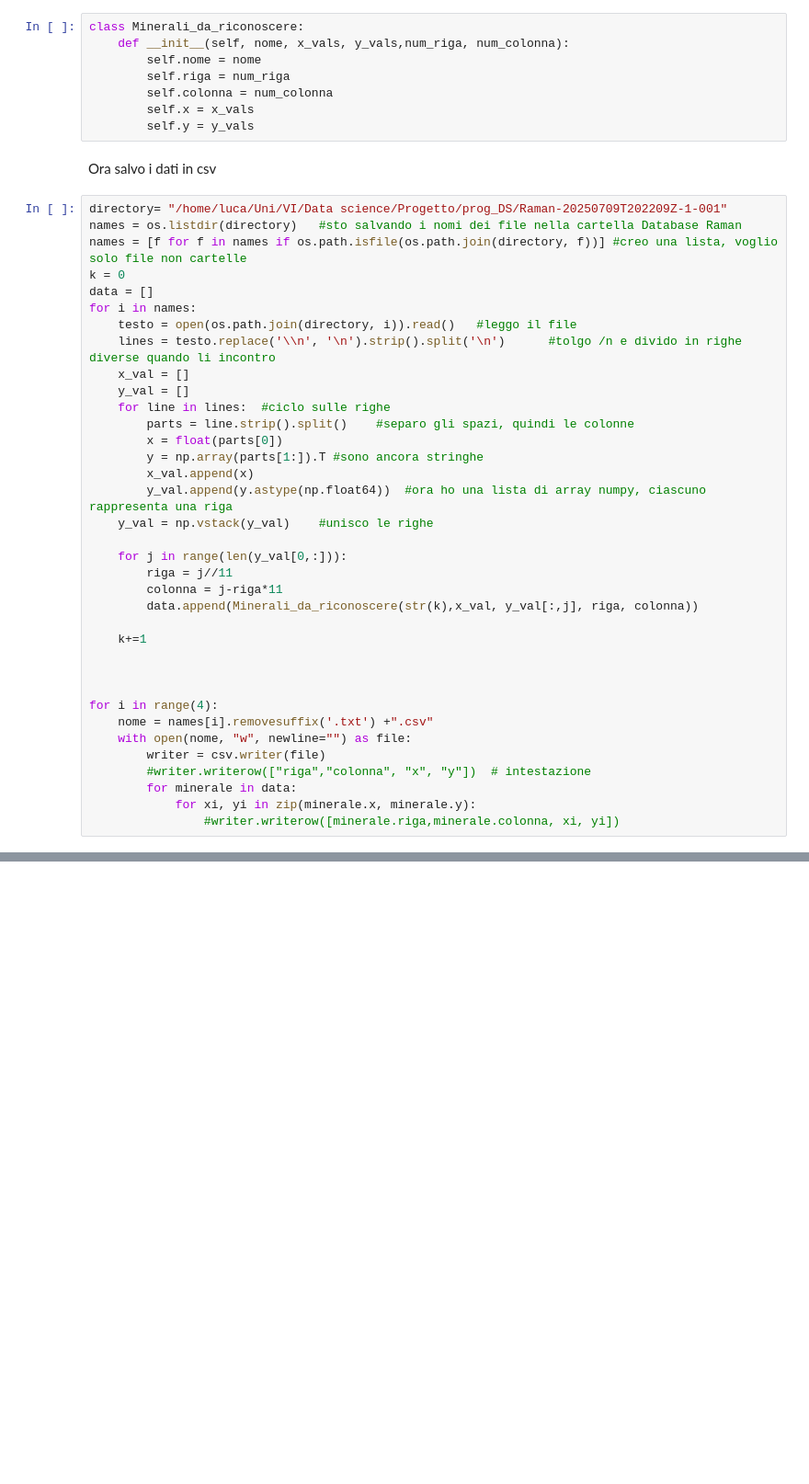
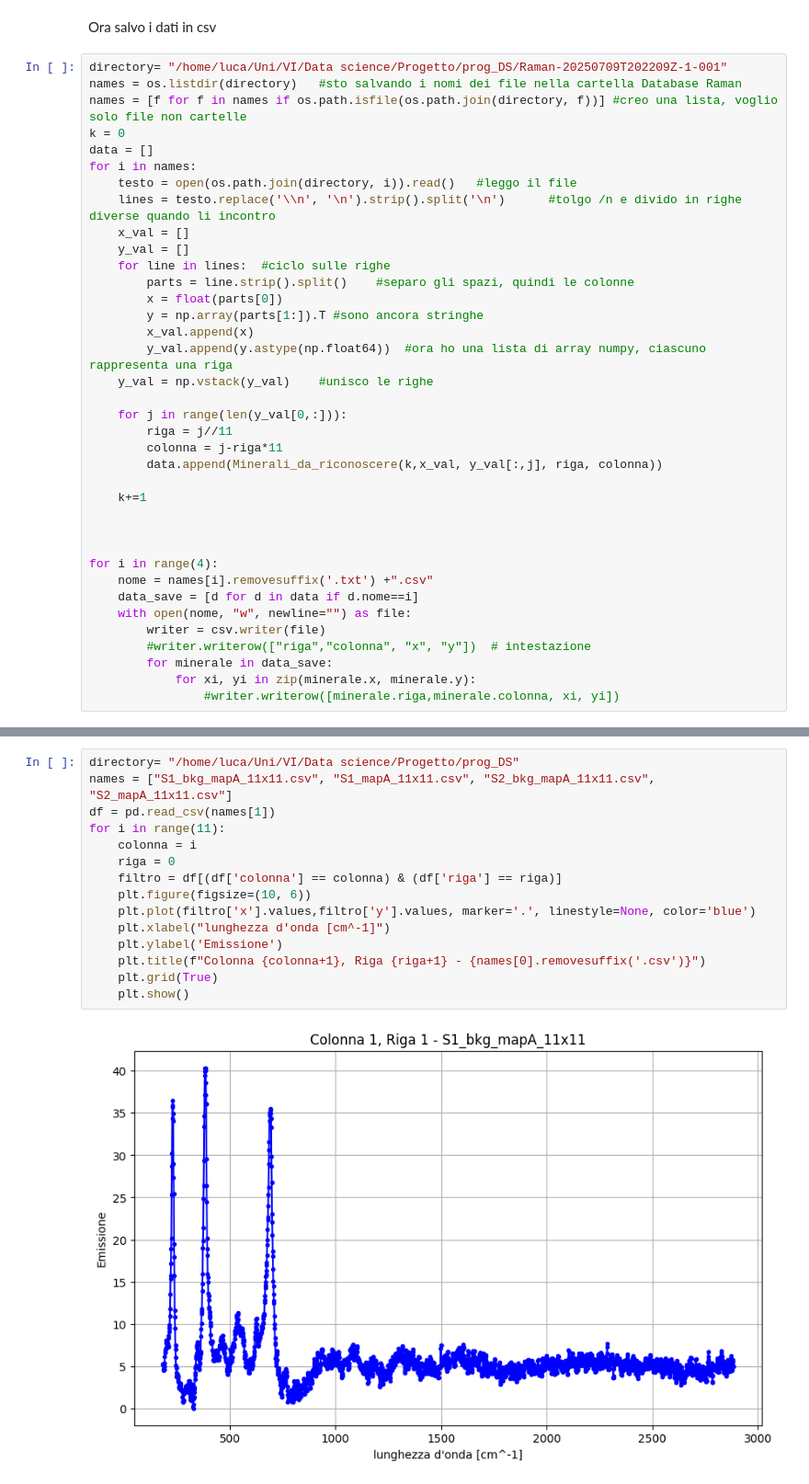
Before and after one commit to lucasulinux/progetto_data_science, a Jupyter notebook: prog_ipynb.ipynb, the cells around one changed output, grey strips where cells are left out. Shown at 92% size. Saved outputs shown, nothing was run; the diff lists cells and outputs as text; blank space fills up the shorter version.

Commit message:
sistemati i dati e visualizzati i plot delle carote

```diff
--- a/prog_ipynb.ipynb
+++ b/prog_ipynb.ipynb
@@ -92,11 +93,3 @@ Faccio ora una classe degli spettri acquisiti, ossia un formato 11x11 della clas
-# %%
-class Minerali_da_riconoscere:
-    def __init__(self, nome, x_vals, y_vals,num_riga, num_colonna):
-        self.nome = nome
-        self.riga = num_riga
-        self.colonna = num_colonna
-        self.x = x_vals
-        self.y = y_vals
 # %% [markdown]
 Ora salvo i dati in csv
 # %%
@@ -121,7 +114,7 @@ for i in names:
     for j in range(len(y_val[0,:])):
         riga = j//11
         colonna = j-riga*11
-        data.append(Minerali_da_riconoscere(str(k),x_val, y_val[:,j], riga, colonna))
+        data.append(Minerali_da_riconoscere(k,x_val, y_val[:,j], riga, colonna))
 
     k+=1
 
@@ -129,9 +122,10 @@ for i in names:
 
 for i in range(4):
     nome = names[i].removesuffix('.txt') +".csv"
+    data_save = [d for d in data if d.nome==i]
     with open(nome, "w", newline="") as file:
         writer = csv.writer(file)
         #writer.writerow(["riga","colonna", "x", "y"])  # intestazione
-        for minerale in data:
+        for minerale in data_save:
             for xi, yi in zip(minerale.x, minerale.y):
                 #writer.writerow([minerale.riga,minerale.colonna, xi, yi])
@@ -146,0 +134,17 @@ plt.show()
+# %%
+directory= "/home/luca/Uni/VI/Data science/Progetto/prog_DS"
+names = ["S1_bkg_mapA_11x11.csv", "S1_mapA_11x11.csv", "S2_bkg_mapA_11x11.csv", "S2_mapA_11x11.csv"]
+df = pd.read_csv(names[1])
+for i in range(11):
+    colonna = i
+    riga = 0
+    filtro = df[(df['colonna'] == colonna) & (df['riga'] == riga)]
+    plt.figure(figsize=(10, 6))
+    plt.plot(filtro['x'].values,filtro['y'].values, marker='.', linestyle=None, color='blue')
+    plt.xlabel("lunghezza d'onda [cm^-1]")
+    plt.ylabel('Emissione')
+    plt.title(f"Colonna {colonna+1}, Riga {riga+1} - {names[0].removesuffix('.csv')}")
+    plt.grid(True)
+    plt.show()
+# %% [output]
+[figure, added]
```
Also changed, not shown: parts of 5 cells of this notebook, 4 other files.
